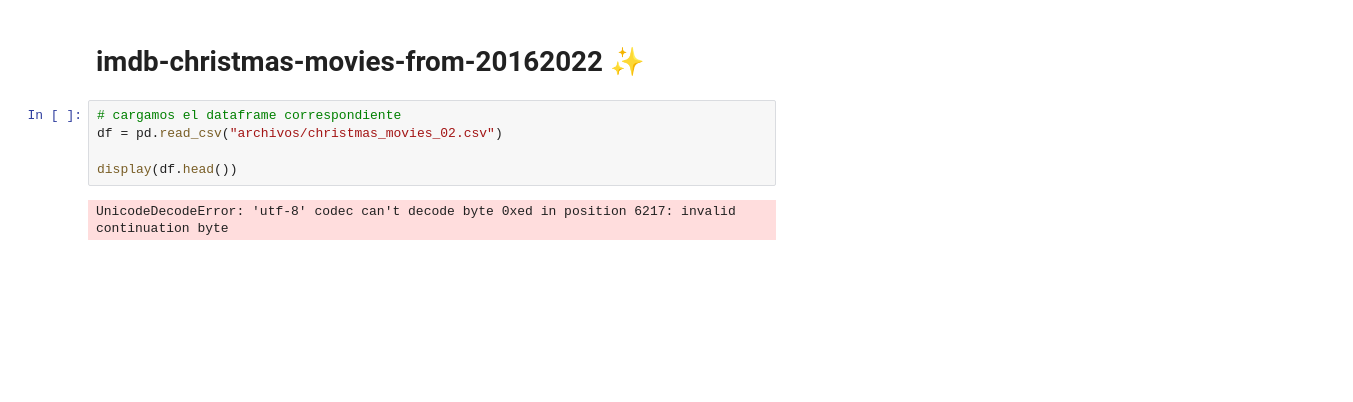
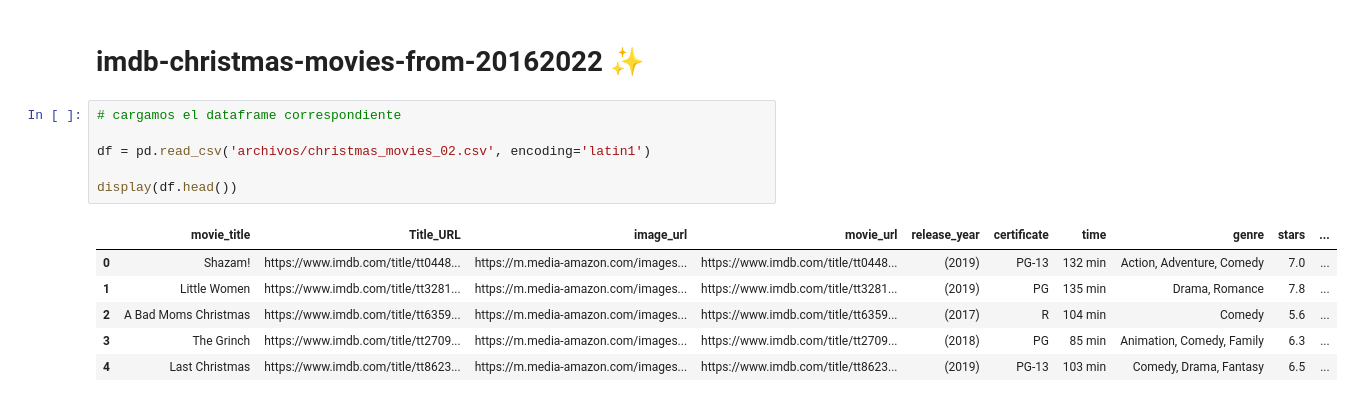
Before and after one commit to Zoraida-AP/promo-k-mod-4-proyecto, a Jupyter notebook: EDA_peliculas.ipynb, the cells around one changed output. Saved outputs shown, nothing was run; the diff lists cells and outputs as text; blank space fills up the shorter version.

```diff
--- a/EDA_peliculas.ipynb
+++ b/EDA_peliculas.ipynb
@@ -112,8 +190,14 @@ get_duplicate_rows(df)
 # imdb-christmas-movies-from-20162022 ✨
 # %%
 # cargamos el dataframe correspondiente
-df = pd.read_csv("archivos/christmas_movies_02.csv")
+
+df = pd.read_csv('archivos/christmas_movies_02.csv', encoding='latin1')
 
 display(df.head())
 # %% [output]
-UnicodeDecodeError: 'utf-8' codec can't decode byte 0xed in position 6217: invalid continuation byte
+|  | movie_title | Title_URL | image_url | movie_url | release_year | certificate | time | genre | stars | ... |
+| 0 | Shazam! | https://www.imdb.com/title/tt0448... | https://m.media-amazon.com/images... | https://www.imdb.com/title/tt0448... | (2019) | PG-13 | 132 min | Action, Adventure, Comedy | 7.0 | ... |
+| 1 | Little Women | https://www.imdb.com/title/tt3281... | https://m.media-amazon.com/images... | https://www.imdb.com/title/tt3281... | (2019) | PG | 135 min | Drama, Romance | 7.8 | ... |
+| 2 | A Bad Moms Christmas | https://www.imdb.com/title/tt6359... | https://m.media-amazon.com/images... | https://www.imdb.com/title/tt6359... | (2017) | R | 104 min | Comedy | 5.6 | ... |
+| 3 | The Grinch | https://www.imdb.com/title/tt2709... | https://m.media-amazon.com/images... | https://www.imdb.com/title/tt2709... | (2018) | PG | 85 min | Animation, Comedy, Family | 6.3 | ... |
+| 4 | Last Christmas | https://www.imdb.com/title/tt8623... | https://m.media-amazon.com/images... | https://www.imdb.com/title/tt8623... | (2019) | PG-13 | 103 min | Comedy, Drama, Fantasy | 6.5 | ... |
```
Also changed, not shown: parts of 6 cells of this notebook, 1 other file.
